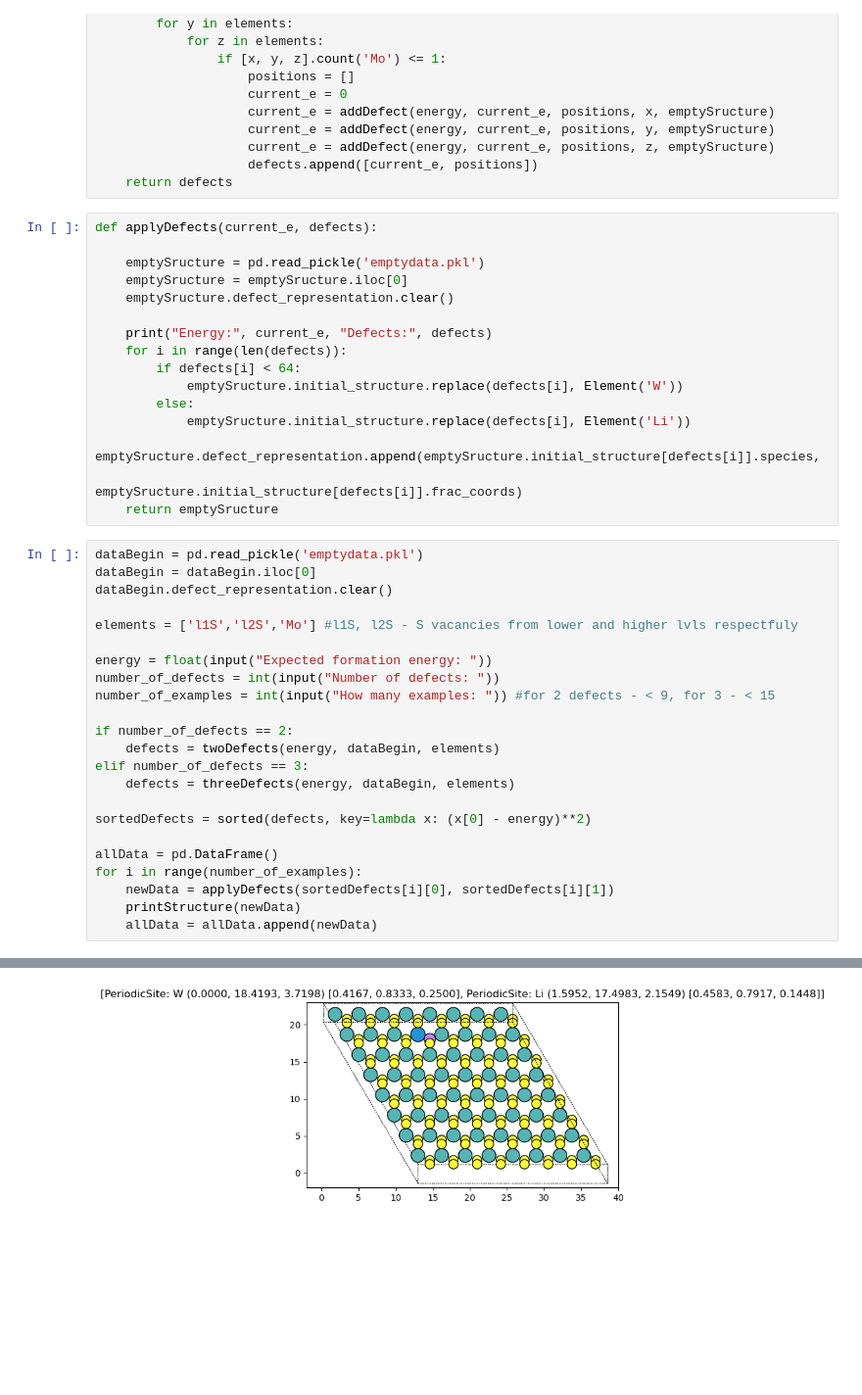
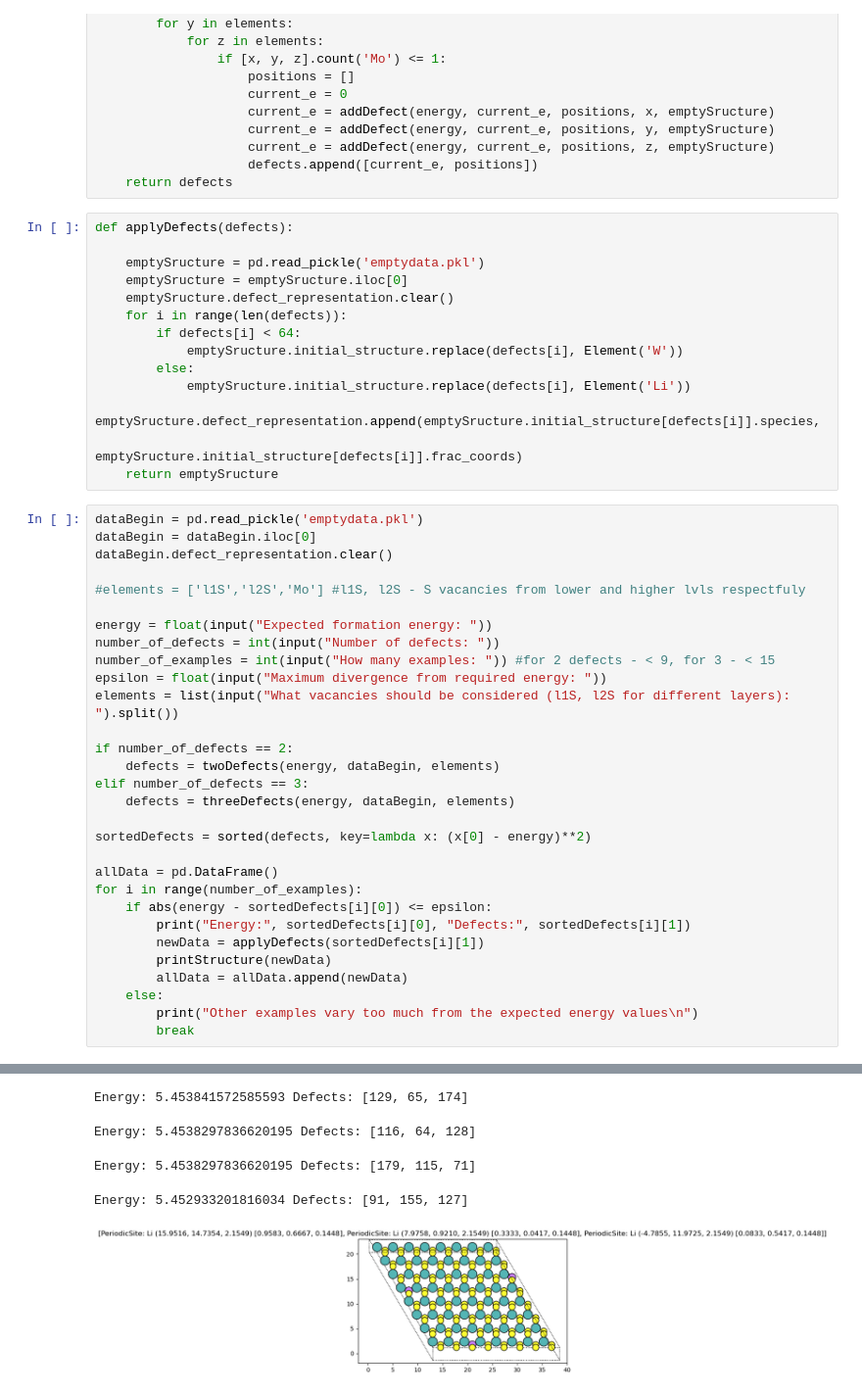
Before and after one commit to AndreyLebedinskiy/symbolic-regression-for-2d-materials, a Jupyter notebook: Get_coords.ipynb, the cells around one changed output, grey strips where cells are left out. Shown at 98% size. Cells and saved outputs as stored; diff of their text form; blank space fills up the shorter version.

Commit message:
added epsilon variation value and a wsy for user to choose vacancies

```diff
--- a/Get_coords.ipynb
+++ b/Get_coords.ipynb
@@ -130,32 +130,32 @@ def threeDefects(energy, emptySructure, elements):
                     current_e = addDefect(energy, current_e, positions, z, emptySructure)
                     defects.append([current_e, positions])
     return defects
-# %%
-def applyDefects(current_e, defects):
-
-    emptySructure = pd.read_pickle('emptydata.pkl')
-    emptySructure = emptySructure.iloc[0]
-    emptySructure.defect_representation.clear()
-
-    print("Energy:", current_e, "Defects:", defects)
-    for i in range(len(defects)):
-        if defects[i] < 64:
-            emptySructure.initial_structure.replace(defects[i], Element('W'))
-        else:
-            emptySructure.initial_structure.replace(defects[i], Element('Li'))
-        emptySructure.defect_representation.append(emptySructure.initial_structure[defects[i]].species,
-                                                   emptySructure.initial_structure[defects[i]].frac_coords)
-    return emptySructure
+# %%
+def applyDefects(defects):
+
+    emptySructure = pd.read_pickle('emptydata.pkl')
+    emptySructure = emptySructure.iloc[0]
+    emptySructure.defect_representation.clear()
+    for i in range(len(defects)):
+        if defects[i] < 64:
+            emptySructure.initial_structure.replace(defects[i], Element('W'))
+        else:
+            emptySructure.initial_structure.replace(defects[i], Element('Li'))
+        emptySructure.defect_representation.append(emptySructure.initial_structure[defects[i]].species,
+                                                   emptySructure.initial_structure[defects[i]].frac_coords)
+    return emptySructure
 # %%
 dataBegin = pd.read_pickle('emptydata.pkl')
 dataBegin = dataBegin.iloc[0]
 dataBegin.defect_representation.clear()
 
-elements = ['l1S','l2S','Mo'] #l1S, l2S - S vacancies from lower and higher lvls respectfuly
+#elements = ['l1S','l2S','Mo'] #l1S, l2S - S vacancies from lower and higher lvls respectfuly
 
 energy = float(input("Expected formation energy: "))
 number_of_defects = int(input("Number of defects: "))
 number_of_examples = int(input("How many examples: ")) #for 2 defects - < 9, for 3 - < 15
+epsilon = float(input("Maximum divergence from required energy: "))
+elements = list(input("What vacancies should be considered (l1S, l2S for different layers): ").split())
 
 if number_of_defects == 2:
     defects = twoDefects(energy, dataBegin, elements)
@@ -166,7 +166,12 @@ sortedDefects = sorted(defects, key=lambda x: (x[0] - energy)**2)
 
 allData = pd.DataFrame()
 for i in range(number_of_examples):
-    newData = applyDefects(sortedDefects[i][0], sortedDefects[i][1])
-    printStructure(newData)
-    allData = allData.append(newData)
+    if abs(energy - sortedDefects[i][0]) <= epsilon:
+        print("Energy:", sortedDefects[i][0], "Defects:", sortedDefects[i][1])
+        newData = applyDefects(sortedDefects[i][1])
+        printStructure(newData)
+        allData = allData.append(newData)
+    else:
+        print("Other examples vary too much from the expected energy values\n")
+        break
 # %% [output]
@@ -180 +187,5 @@ Energy: 4.848080412299749 Defects: [154, 5]
+Energy: 5.453841572585593 Defects: [129, 65, 174]
+Energy: 5.4538297836620195 Defects: [116, 64, 128]
+Energy: 5.4538297836620195 Defects: [179, 115, 71]
+Energy: 5.452933201816034 Defects: [91, 155, 127]
-[figure, old version]
+[figure, new version]
```
Also changed, not shown: parts of 3 cells of this notebook.
